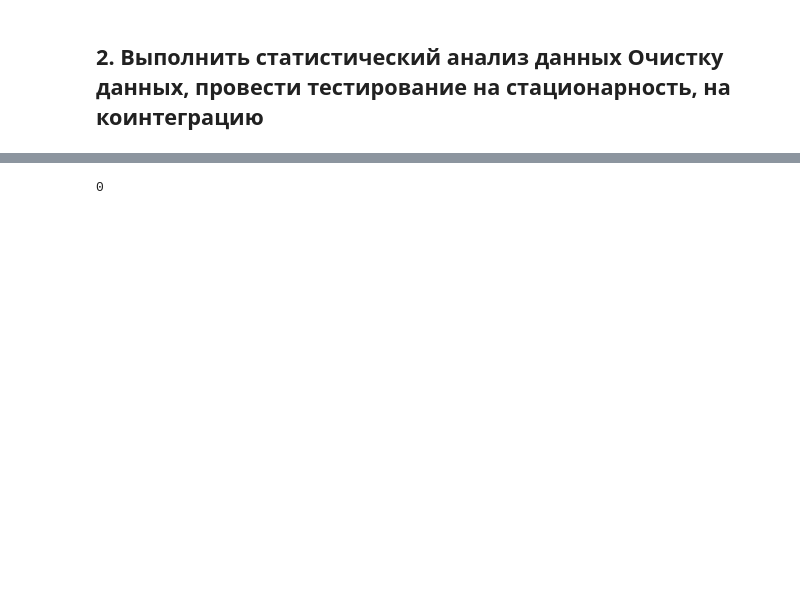
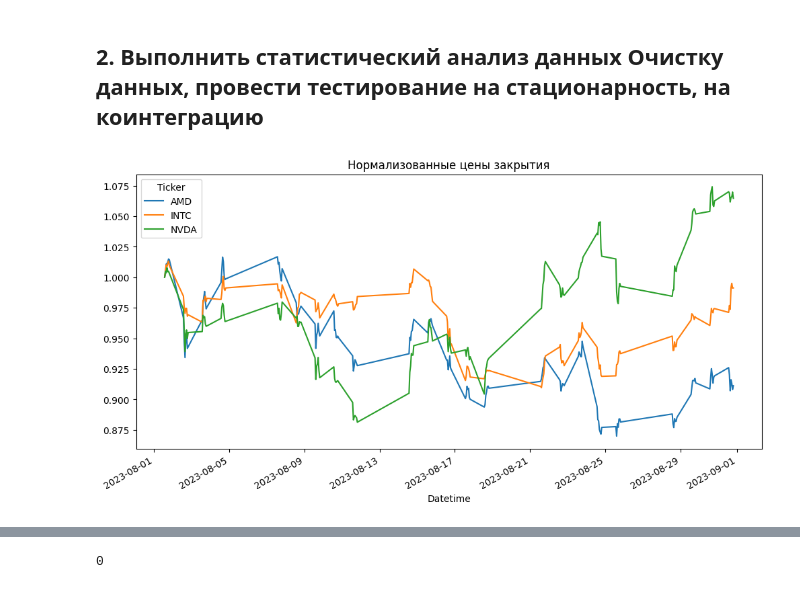
Before and after one commit to goralex02/time-series-project, a Jupyter notebook: stock_price_prediction.ipynb, the cells around one changed output, grey strips where cells are left out. Saved outputs shown, nothing was run; the diff lists cells and outputs as text; code cells hidden in the pictures; blank space fills up the shorter version.

```diff
--- a/stock_price_prediction.ipynb
+++ b/stock_price_prediction.ipynb
@@ -36,5 +67,13 @@ plt.show()
 # %% [markdown]
 ## 2.	Выполнить статистический анализ данных Очистку данных, провести тестирование на стационарность, на коинтеграцию
+# %%
+# Нормализация (приведение к одному масштабу, начало с 1)
+normalized_data = data / data.iloc[0]
+normalized_data.plot(figsize=(12, 6))
+plt.title('Нормализованные цены закрытия')
+plt.show()
+# %% [output]
+[figure, added]
 # %%
 print(data.info())
 # %% [output]
```
Also changed, not shown: parts of 34 cells of this notebook.
